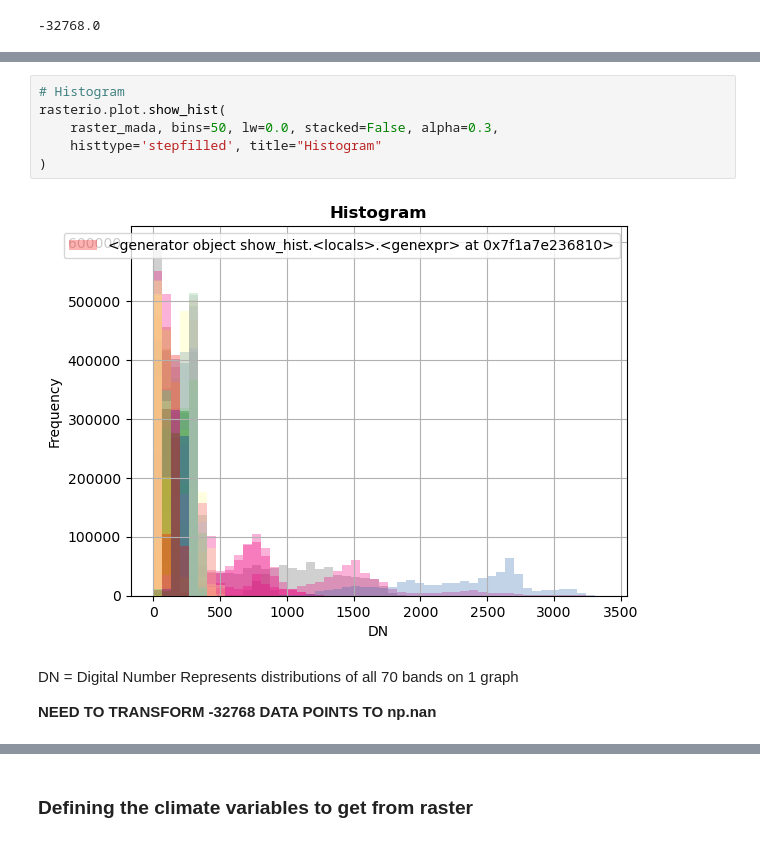
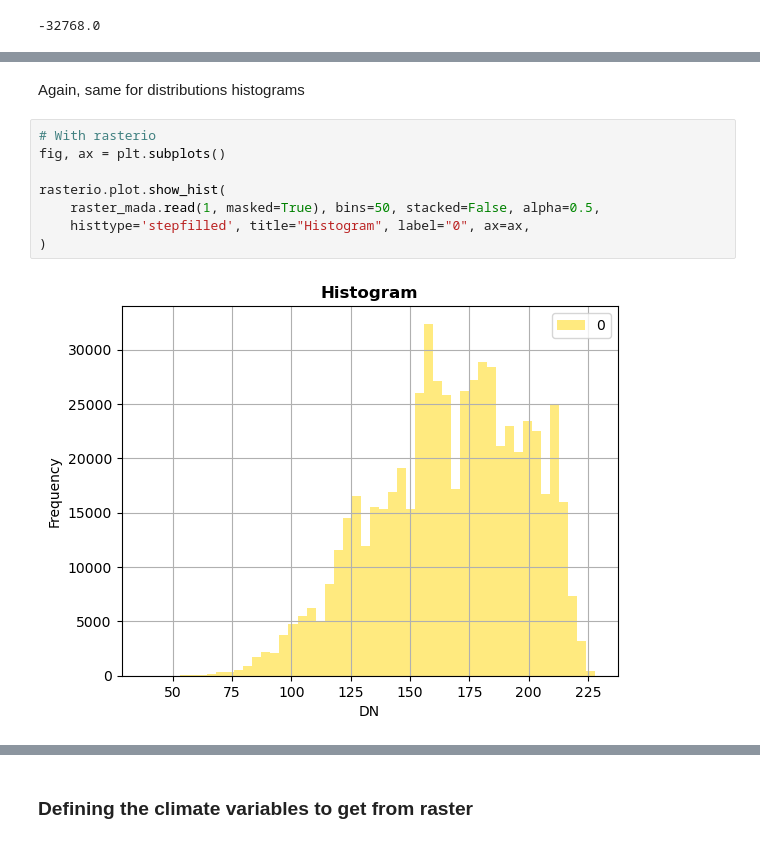
Before and after one commit to tahiri-lab/py_madaclim, a Jupyter notebook: src/data_exploration.ipynb, the cells around one changed output, grey strips where cells are left out. Saved outputs shown, nothing was run; the diff lists cells and outputs as text.

Commit message:
Improve rastermap/hist plotting

```diff
--- a/src/data_exploration.ipynb
+++ b/src/data_exploration.ipynb
@@ -149,13 +190,12 @@ rasterio.plot.show(raster_mada, cmap="Spectral")
+# %% [markdown]
+Again, same for distributions histograms
 # %%
-# Histogram
+# With rasterio
+fig, ax = plt.subplots()
+
 rasterio.plot.show_hist(
-    raster_mada, bins=50, lw=0.0, stacked=False, alpha=0.3,
-    histtype='stepfilled', title="Histogram"
+    raster_mada.read(1, masked=True), bins=50, stacked=False, alpha=0.5,
+    histtype='stepfilled', title="Histogram", label="0", ax=ax,
 )
 # %% [output]
-[figure, old version]
+[figure, new version]
-# %% [markdown]
-DN = Digital Number
-Represents distributions of all 70 bands on 1 graph
-
-**NEED TO TRANSFORM -32768 DATA POINTS TO np.nan**
```
Also changed, not shown: parts of 19 cells of this notebook.
